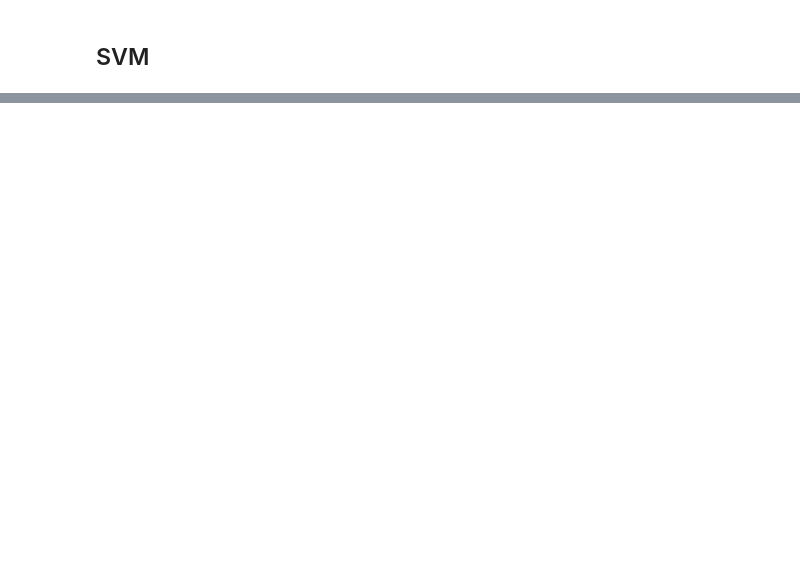
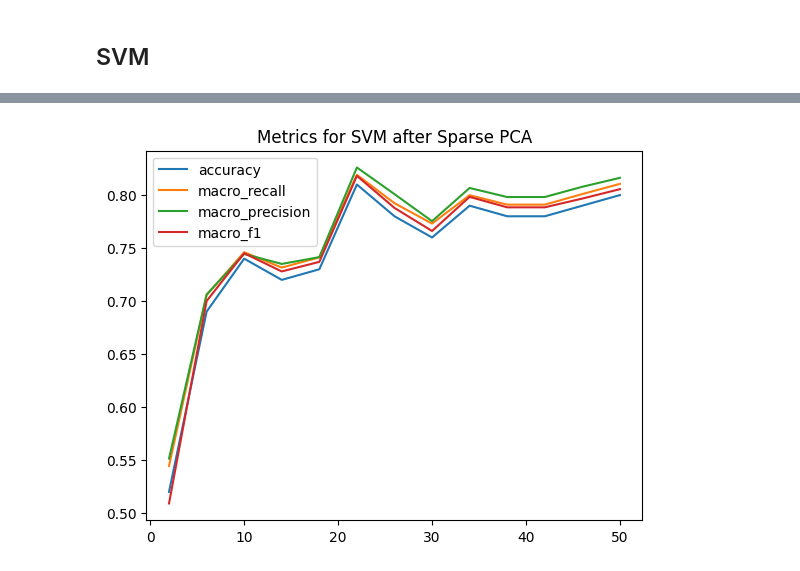
Before and after one commit to nunopcfmarques/M4ML-Proj2, a Jupyter notebook: project2.ipynb, the cells around one changed output, grey strips where cells are left out. Cells and saved outputs as stored; diff of their text form; code cells hidden in the pictures; blank space fills up the shorter version.

```diff
--- a/project2.ipynb
+++ b/project2.ipynb
@@ -439,0 +443,4 @@ maxMIFS 25: Accuracy:  0.7700  Macro_Recall:  0.7767  Macro_Precision:  0.7815
+# %%
+pca = PCA(n_components=50)
+pca.fit(train_df)
+pca_data = pca.transform(train_df)
@@ -439,0 +514,27 @@ maxMIFS 25: Accuracy:  0.7700  Macro_Recall:  0.7767  Macro_Precision:  0.7815
+# %%
+from sklearn.svm import SVC
+
+accuracies = []
+macro_recalls = []
+macro_precisions = []
+macro_f1s = []
+
+for k in range(2, 51, 4):
+        pca = SparsePCA(n_components=k)
+        pca.fit(train_df)
+        pca_data = pca.transform(train_df)
+        #pca_target = pca.transform(train_target)
+        pca_test = pca.transform(test_df)
+
+        svm = SVC()
+
+        svm_pca = svm.fit(pca_data, train_target)
+        pred_pca = svm.predict(pca_test)
+
+        acc, macro_rec, macro_pre, macro_f1 = get_metrics(test_target, pred_pca)
+        accuracies.append(acc)
+        macro_recalls.append(macro_rec)
+        macro_precisions.append(macro_pre)
+        macro_f1s.append(macro_f1)
+        print("%d: Accuracy: " %k, "%.4f" % acc, " Macro_Recall: ", "%.4f" % macro_rec, " Macro_Precision: ",
+                "%.4f" % macro_pre, " Macro_F1: ", "%.4f" % macro_f1)
@@ -439,0 +555,10 @@ maxMIFS 25: Accuracy:  0.7700  Macro_Recall:  0.7767  Macro_Precision:  0.7815
+# %%
+plt.plot(range(2, 51, 4), accuracies, label='accuracy')
+plt.plot(range(2, 51, 4), macro_recalls, label='macro_recall')
+plt.plot(range(2, 51, 4), macro_precisions, label='macro_precision')
+plt.plot(range(2, 51, 4), macro_f1s, label='macro_f1')
+plt.title("Metrics for SVM after Sparse PCA")
+plt.legend()
+plt.show()
+# %% [output]
+[figure, added]
```
Also changed, not shown: parts of 18 cells of this notebook.
